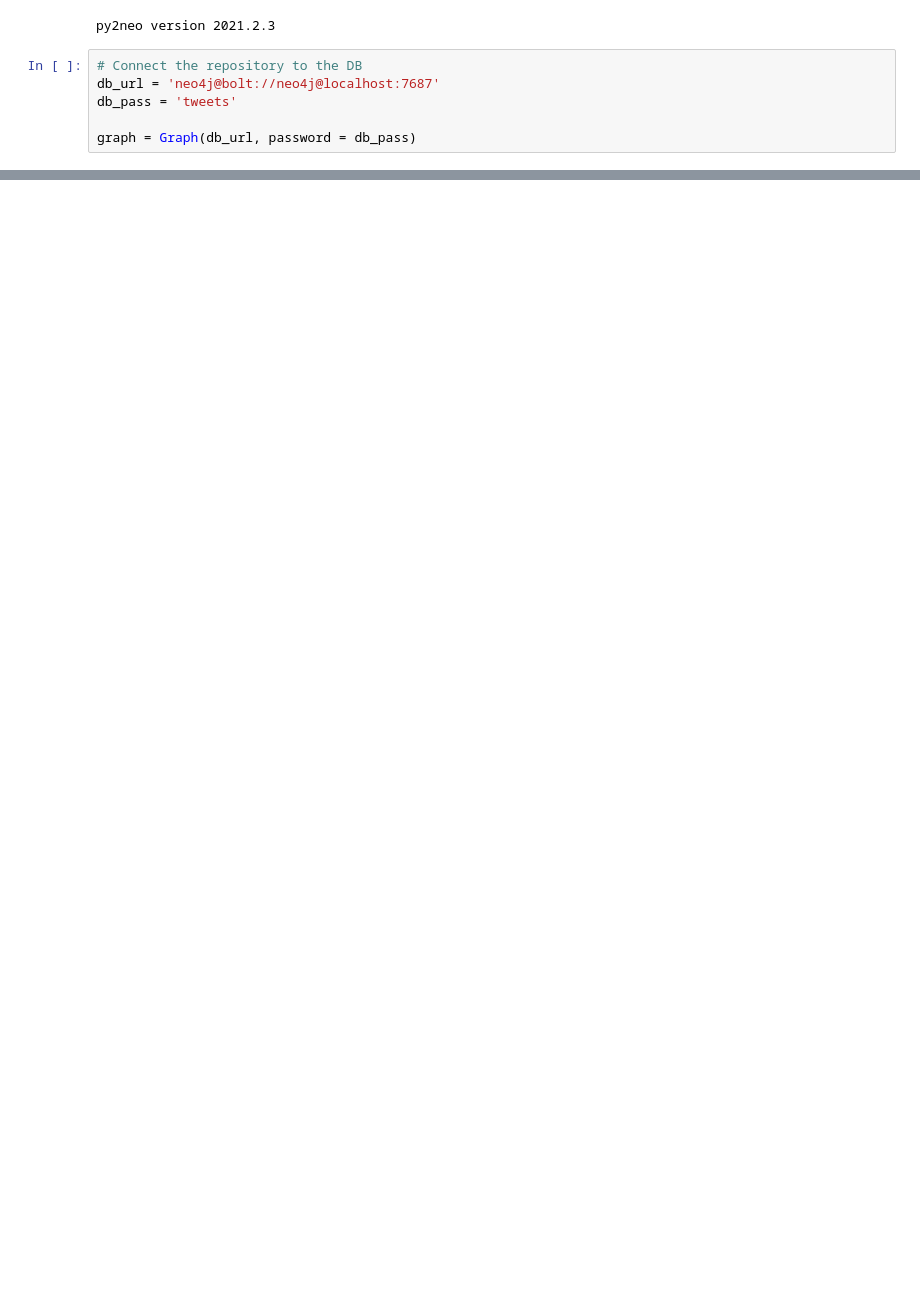
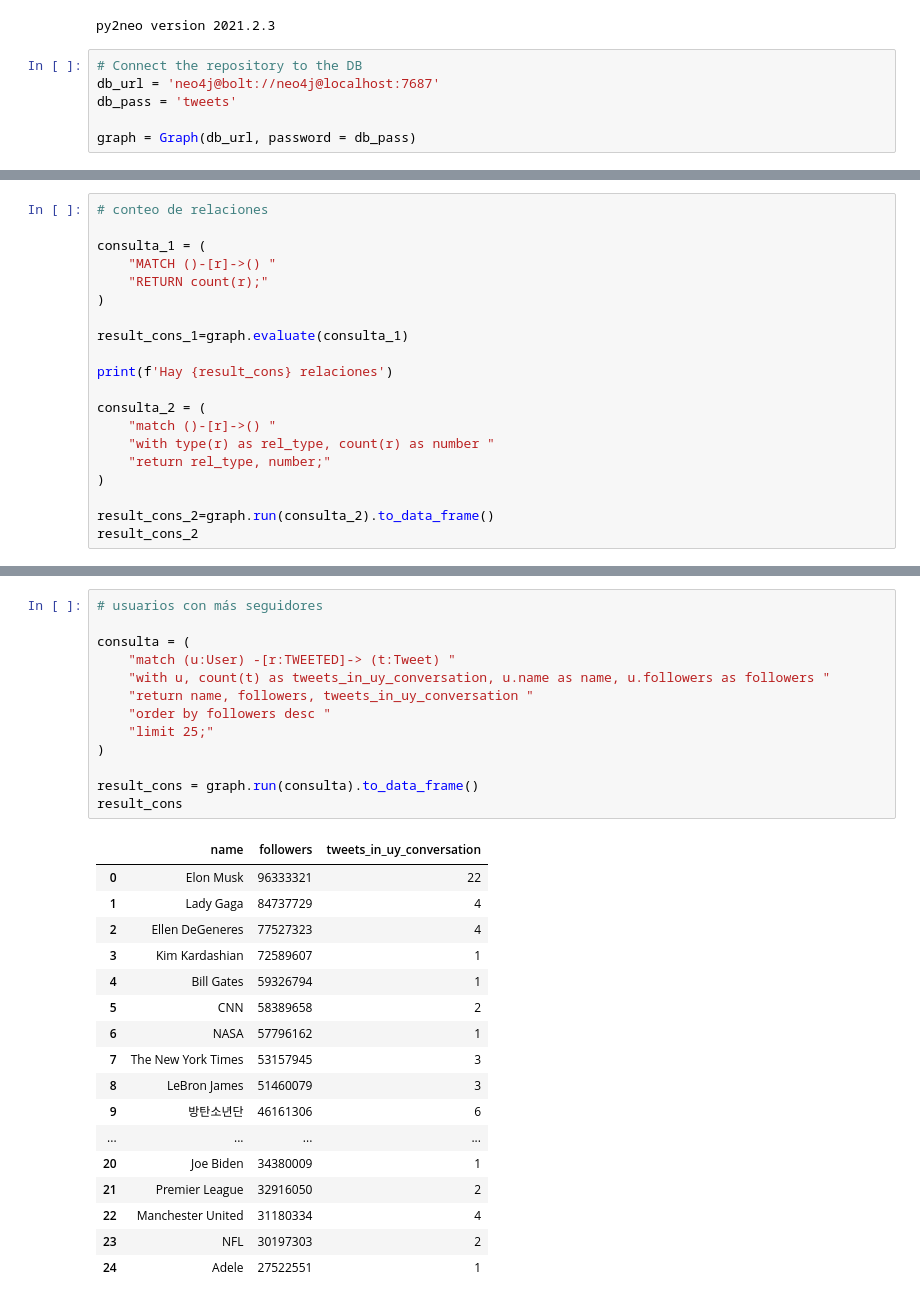
Before and after one commit to rodrigallardo/twitter-uy, a Jupyter notebook: consultas.ipynb, the cells around one changed output, grey strips where cells are left out. Cells and saved outputs as stored; diff of their text form; blank space fills up the shorter version.

```diff
--- a/consultas.ipynb
+++ b/consultas.ipynb
@@ -93,0 +83,20 @@ result_cons
+# %%
+# conteo de relaciones
+
+consulta_1 = (
+    "MATCH ()-[r]->() "
+    "RETURN count(r);"
+)
+
+result_cons_1=graph.evaluate(consulta_1)
+
+print(f'Hay {result_cons} relaciones')
+
+consulta_2 = (
+    "match ()-[r]->() "
+    "with type(r) as rel_type, count(r) as number "
+    "return rel_type, number;"
+)
+
+result_cons_2=graph.run(consulta_2).to_data_frame()
+result_cons_2
@@ -93,0 +111,31 @@ result_cons
+# %%
+# usuarios con más seguidores
+
+consulta = (
+    "match (u:User) -[r:TWEETED]-> (t:Tweet) "
+    "with u, count(t) as tweets_in_uy_conversation, u.name as name, u.followers as followers "
+    "return name, followers, tweets_in_uy_conversation "
+    "order by followers desc "
+    "limit 25;"
+)
+
+result_cons = graph.run(consulta).to_data_frame()
+result_cons
+# %% [output]
+|  | name | followers | tweets_in_uy_conversation |
+| 0 | Elon Musk | 96333321 | 22 |
+| 1 | Lady Gaga | 84737729 | 4 |
+| 2 | Ellen DeGeneres | 77527323 | 4 |
+| 3 | Kim Kardashian | 72589607 | 1 |
+| 4 | Bill Gates | 59326794 | 1 |
+| 5 | CNN | 58389658 | 2 |
+| 6 | NASA | 57796162 | 1 |
+| 7 | The New York Times | 53157945 | 3 |
+| 8 | LeBron James | 51460079 | 3 |
+| 9 | 방탄소년단 | 46161306 | 6 |
+| ... | ... | ... | ... |
+| 20 | Joe Biden | 34380009 | 1 |
+| 21 | Premier League | 32916050 | 2 |
+| 22 | Manchester United | 31180334 | 4 |
+| 23 | NFL | 30197303 | 2 |
+| 24 | Adele | 27522551 | 1 |
```
Also changed, not shown: parts of 12 cells of this notebook.
